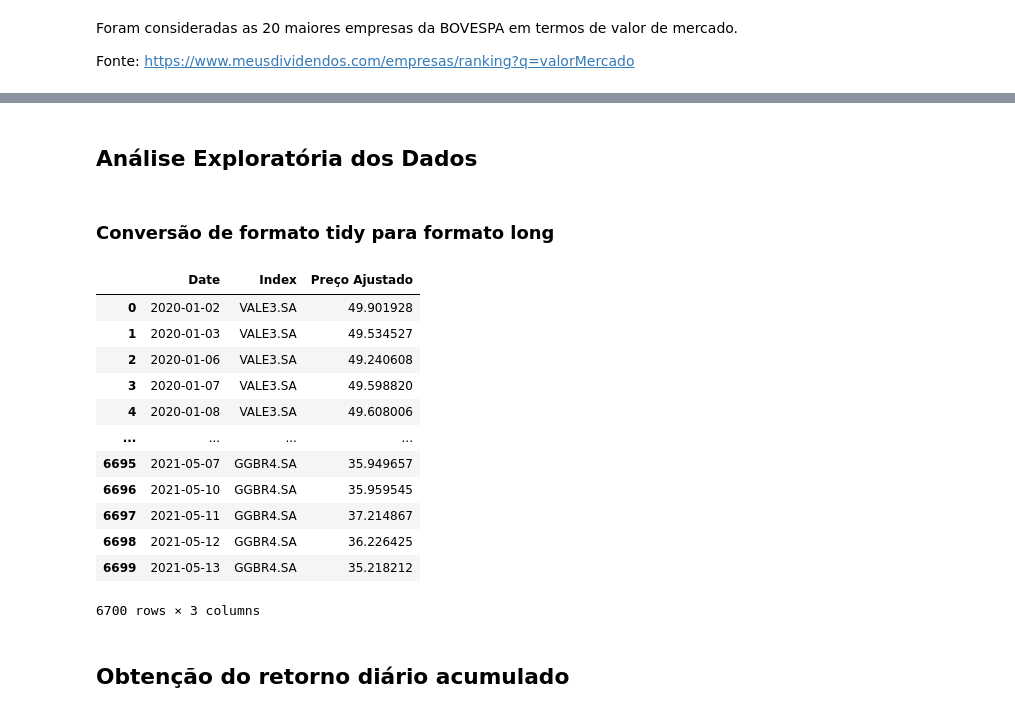
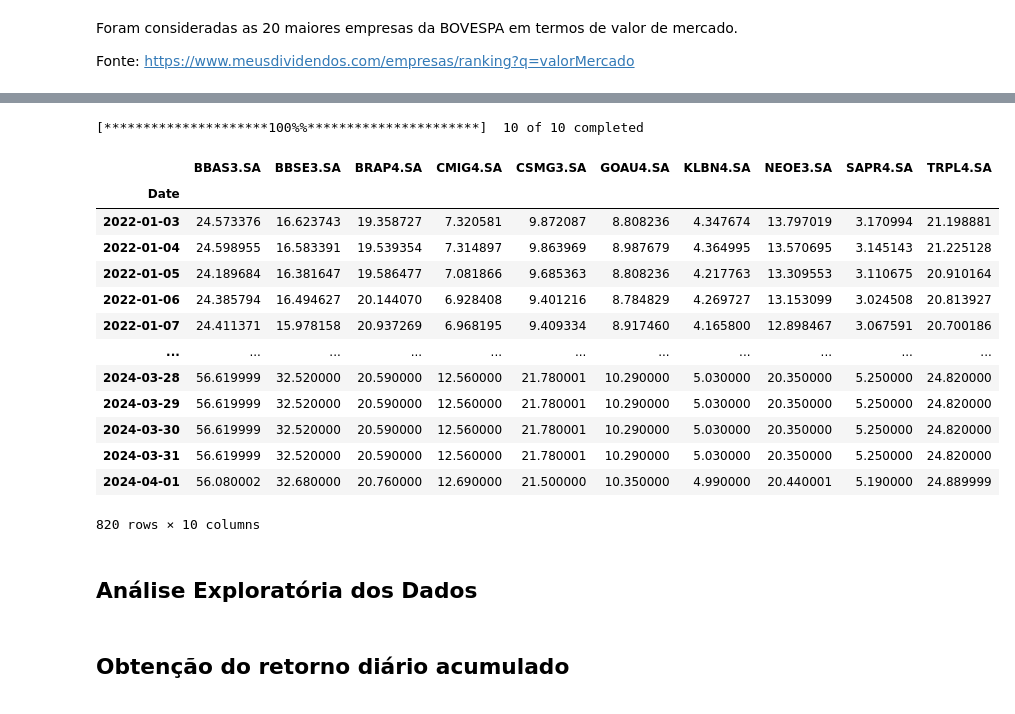
Before and after one commit to yuriishizawa/stock_analysis, a Jupyter notebook: apresentacao_analise.ipynb, the cells around one changed output, grey strips where cells are left out. Saved outputs shown, nothing was run; the diff lists cells and outputs as text; code cells hidden in the pictures.

```diff
--- a/apresentacao_analise.ipynb
+++ b/apresentacao_analise.ipynb
@@ -82,21 +58,25 @@ df.head()
+# %%
+stock_data = get_stock_data(
+    tickers, start=START_DATE, end=datetime.now().strftime("%Y-%m-%d")
+)
+# %% [output]
+[*********************100%%**********************]  10 of 10 completed
+# %%
+stock_data
+# %% [output]
+|  | BBAS3.SA | BBSE3.SA | BRAP4.SA | CMIG4.SA | CSMG3.SA | GOAU4.SA | KLBN4.SA | NEOE3.SA | SAPR4.SA | TRPL4.SA |
+| Date |  |  |  |  |  |  |  |  |  |  |
+| 2022-01-03 | 24.573376 | 16.623743 | 19.358727 | 7.320581 | 9.872087 | 8.808236 | 4.347674 | 13.797019 | 3.170994 | 21.198881 |
+| 2022-01-04 | 24.598955 | 16.583391 | 19.539354 | 7.314897 | 9.863969 | 8.987679 | 4.364995 | 13.570695 | 3.145143 | 21.225128 |
+| 2022-01-05 | 24.189684 | 16.381647 | 19.586477 | 7.081866 | 9.685363 | 8.808236 | 4.217763 | 13.309553 | 3.110675 | 20.910164 |
+| 2022-01-06 | 24.385794 | 16.494627 | 20.144070 | 6.928408 | 9.401216 | 8.784829 | 4.269727 | 13.153099 | 3.024508 | 20.813927 |
+| 2022-01-07 | 24.411371 | 15.978158 | 20.937269 | 6.968195 | 9.409334 | 8.917460 | 4.165800 | 12.898467 | 3.067591 | 20.700186 |
+| ... | ... | ... | ... | ... | ... | ... | ... | ... | ... | ... |
+| 2024-03-28 | 56.619999 | 32.520000 | 20.590000 | 12.560000 | 21.780001 | 10.290000 | 5.030000 | 20.350000 | 5.250000 | 24.820000 |
+| 2024-03-29 | 56.619999 | 32.520000 | 20.590000 | 12.560000 | 21.780001 | 10.290000 | 5.030000 | 20.350000 | 5.250000 | 24.820000 |
+| 2024-03-30 | 56.619999 | 32.520000 | 20.590000 | 12.560000 | 21.780001 | 10.290000 | 5.030000 | 20.350000 | 5.250000 | 24.820000 |
+| 2024-03-31 | 56.619999 | 32.520000 | 20.590000 | 12.560000 | 21.780001 | 10.290000 | 5.030000 | 20.350000 | 5.250000 | 24.820000 |
+| 2024-04-01 | 56.080002 | 32.680000 | 20.760000 | 12.690000 | 21.500000 | 10.350000 | 4.990000 | 20.440001 | 5.190000 | 24.889999 |
+820 rows × 10 columns
 # %% [markdown]
 ## Análise Exploratória dos Dados
-# %% [markdown]
-### Conversão de formato tidy para formato long
-# %%
-df_melt = df.reset_index().melt(id_vars='Date', var_name='Index', value_name='Preço Ajustado')
-df_melt
-# %% [output]
-|  | Date | Index | Preço Ajustado |
-| 0 | 2020-01-02 | VALE3.SA | 49.901928 |
-| 1 | 2020-01-03 | VALE3.SA | 49.534527 |
-| 2 | 2020-01-06 | VALE3.SA | 49.240608 |
-| 3 | 2020-01-07 | VALE3.SA | 49.598820 |
-| 4 | 2020-01-08 | VALE3.SA | 49.608006 |
-| ... | ... | ... | ... |
-| 6695 | 2021-05-07 | GGBR4.SA | 35.949657 |
-| 6696 | 2021-05-10 | GGBR4.SA | 35.959545 |
-| 6697 | 2021-05-11 | GGBR4.SA | 37.214867 |
-| 6698 | 2021-05-12 | GGBR4.SA | 36.226425 |
-| 6699 | 2021-05-13 | GGBR4.SA | 35.218212 |
-6700 rows × 3 columns
```
Also changed, not shown: parts of 27 cells of this notebook, 4 other files.
